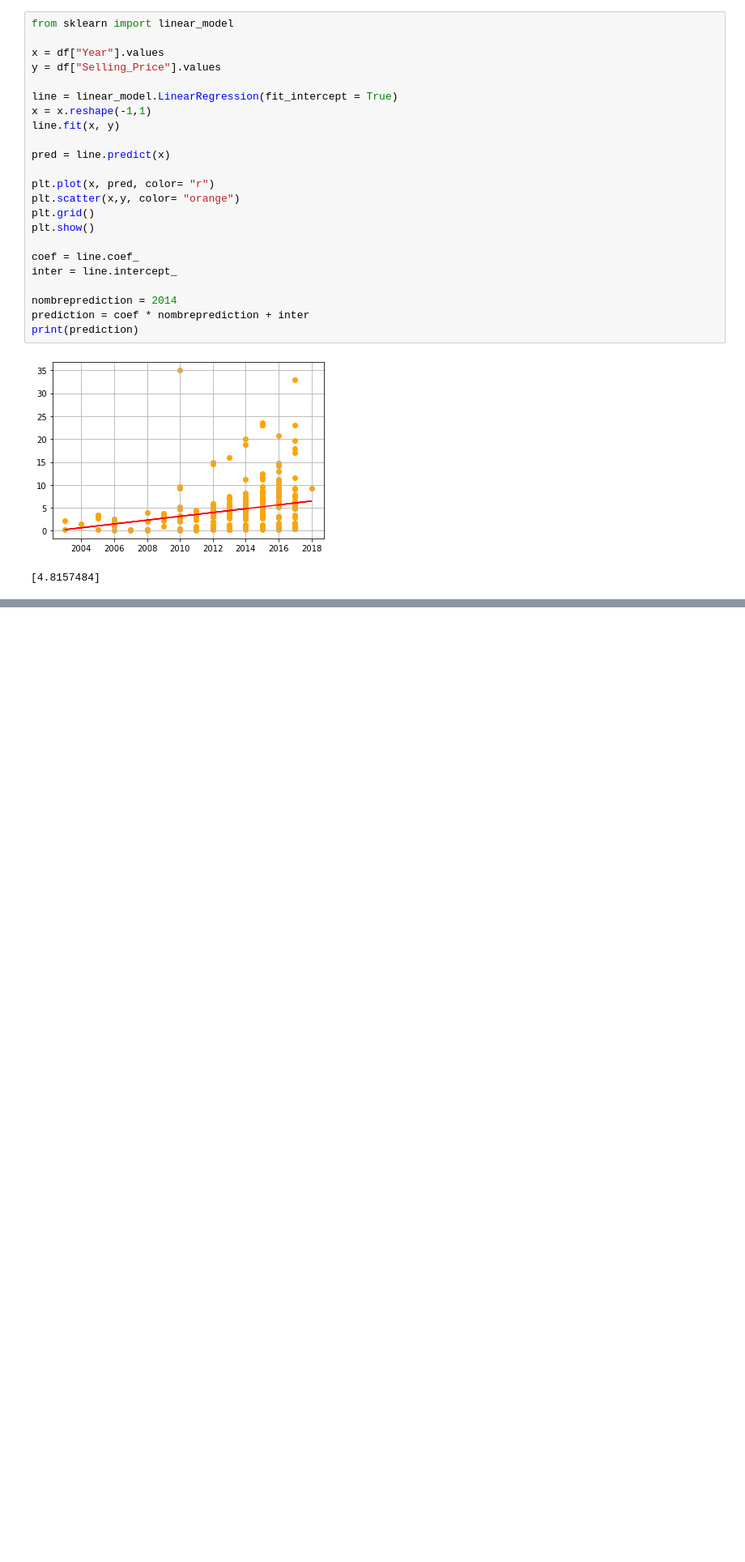
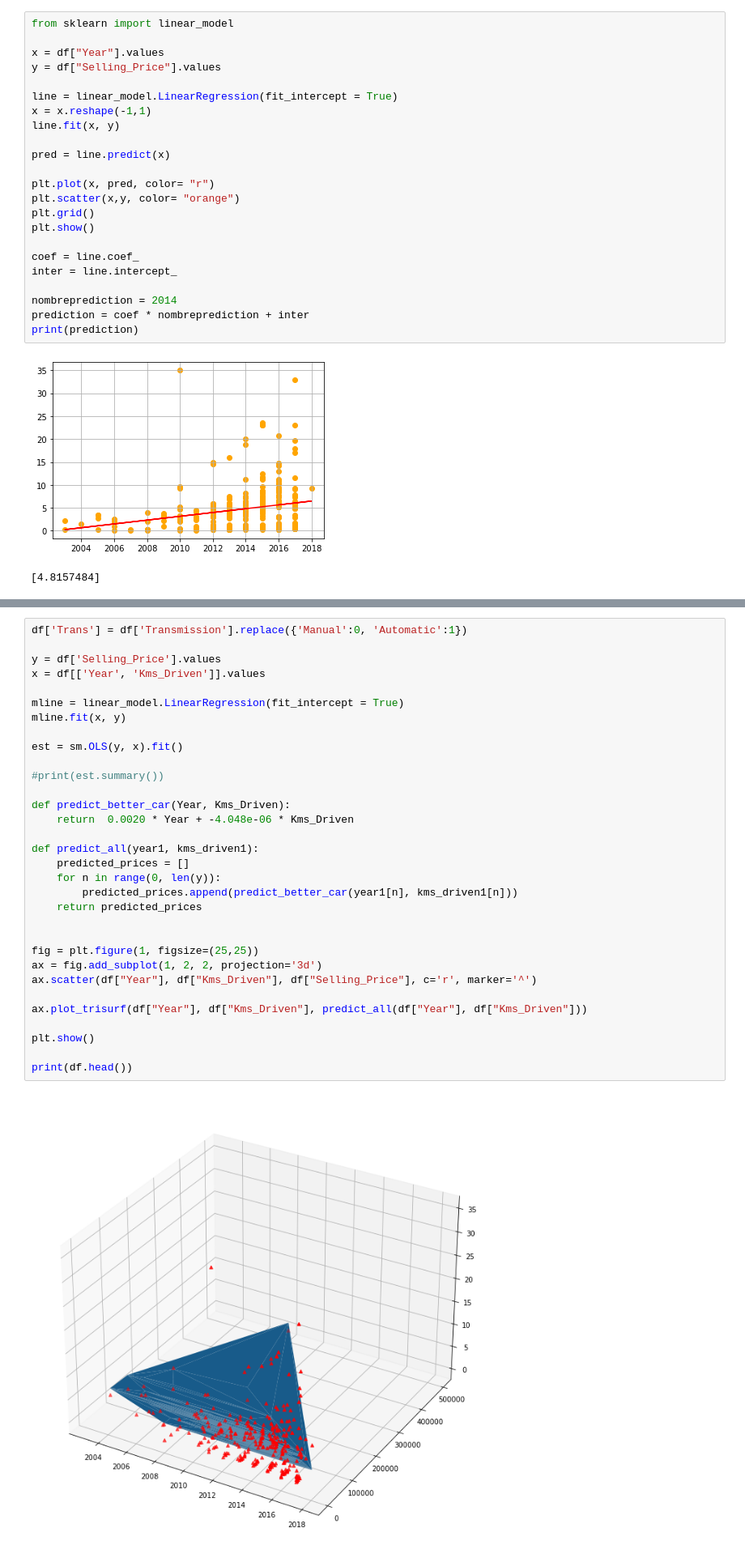
Before and after one commit to Ludo-R/CarPurchase-Project, a Jupyter notebook: carpurchase.ipynb, the cells around one changed output, grey strips where cells are left out. Shown at 81% size. Saved outputs shown, nothing was run; the diff lists cells and outputs as text; blank space fills up the shorter version.

```diff
--- a/carpurchase.ipynb
+++ b/carpurchase.ipynb
@@ -220,0 +223,34 @@ print(prediction)
+# %%
+df['Trans'] = df['Transmission'].replace({'Manual':0, 'Automatic':1})
+
+y = df['Selling_Price'].values
+x = df[['Year', 'Kms_Driven']].values
+
+mline = linear_model.LinearRegression(fit_intercept = True)
+mline.fit(x, y)
+
+est = sm.OLS(y, x).fit()
+
+#print(est.summary())
+
+def predict_better_car(Year, Kms_Driven):
+    return  0.0020 * Year + -4.048e-06 * Kms_Driven
+
+def predict_all(year1, kms_driven1):
+    predicted_prices = []
+    for n in range(0, len(y)):
+        predicted_prices.append(predict_better_car(year1[n], kms_driven1[n]))
+    return predicted_prices
+
+
+fig = plt.figure(1, figsize=(25,25))
+ax = fig.add_subplot(1, 2, 2, projection='3d')
+ax.scatter(df["Year"], df["Kms_Driven"], df["Selling_Price"], c='r', marker='^')
+
+ax.plot_trisurf(df["Year"], df["Kms_Driven"], predict_all(df["Year"], df["Kms_Driven"]))
+
+plt.show()
+
+print(df.head())
+# %% [output]
+[figure, added]
```
Also changed, not shown: parts of 3 cells of this notebook.
